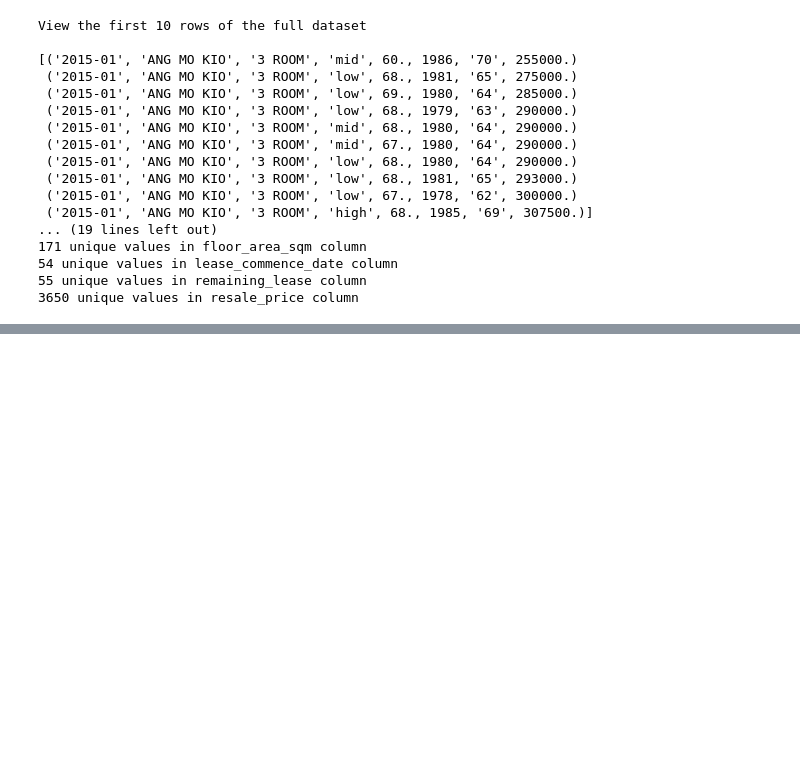
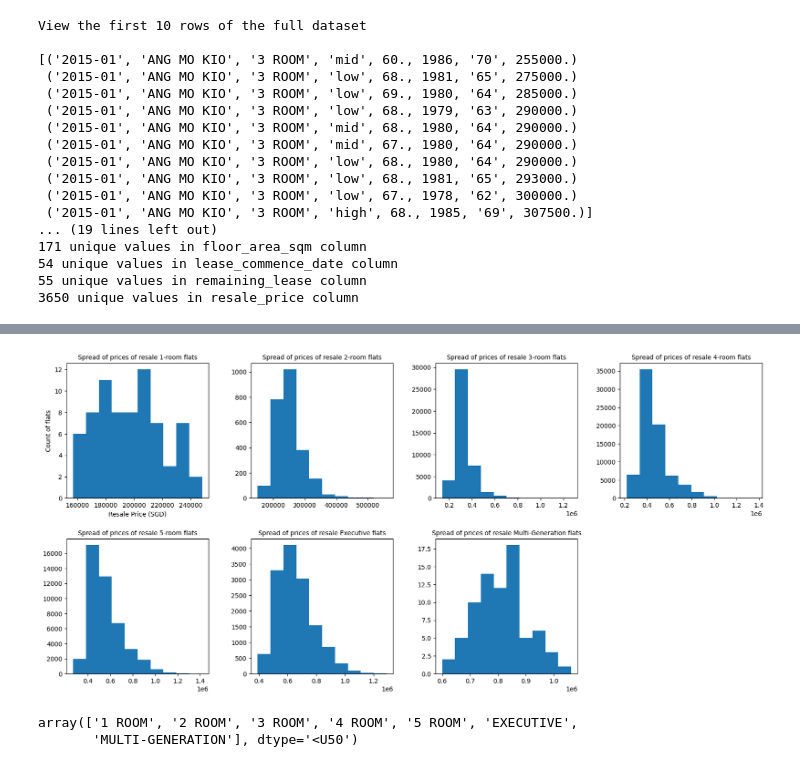
Before and after one commit to iyliahutta/Intro-to-Programming-for-DS, a Jupyter notebook: CA1/CA1.ipynb, the cells around one changed output, grey strips where cells are left out. Saved outputs shown, nothing was run; the diff lists cells and outputs as text; code cells hidden in the pictures; blank space fills up the shorter version.

Commit message:
CA1 - dataset 1 drafted histograms by flat types

```diff
--- a/CA1/CA1.ipynb
+++ b/CA1/CA1.ipynb
@@ -122 +124,51 @@ Now that the dataset has been imported and combined,
+# %%
+fig = plt.figure(figsize = (20,9))
+fig.subplots_adjust(wspace=0.3,
+                    hspace=0.3)
+
+# subplot 1 for 1 ROOM flats
+ax1 = fig.add_subplot(241)
+ax1.hist(d[d['flat_type'] == '1 ROOM']['resale_price'], bins=10)
+ax1.set_title('Spread of prices of resale 1-room flats', fontsize=10)
+ax1.set_xlabel('Resale Price (SGD)')
+ax1.set_ylabel('Count of flats')
+
+# subplot 2 for 2 ROOM flats
+ax2 = fig.add_subplot(242)
+ax2.hist(d[d['flat_type'] == '2 ROOM']['resale_price'], bins=10)
+ax2.set_title('Spread of prices of resale 2-room flats', fontsize=10)
+
+# subplot 3 for 3 ROOM flats
+ax3 = fig.add_subplot(243)
+ax3.hist(d[d['flat_type'] == '3 ROOM']['resale_price'], bins=10)
+ax3.set_title('Spread of prices of resale 3-room flats', fontsize=10)
+
+# subplot 4 for 4 ROOM flats
+ax4 = fig.add_subplot(244)
+ax4.hist(d[d['flat_type'] == '4 ROOM']['resale_price'], bins=10)
+ax4.set_title('Spread of prices of resale 4-room flats', fontsize=10)
+
+# subplot 5 for 5 ROOM flats
+ax5 = fig.add_subplot(245)
+ax5.hist(d[d['flat_type'] == '5 ROOM']['resale_price'], bins=10)
+ax5.set_title('Spread of prices of resale 5-room flats', fontsize=10)
+
+# subplot 6 for EXECUTIVE flats
+ax6 = fig.add_subplot(246)
+ax6.hist(d[d['flat_type'] == 'EXECUTIVE']['resale_price'], bins=10)
+ax6.set_title('Spread of prices of resale Executive flats', fontsize=10)
+
+# subplot 7 for MULTI-GENERATION flats
+ax7 = fig.add_subplot(247)
+ax7.hist(d[d['flat_type'] == 'MULTI-GENERATION']['resale_price'], bins=10)
+ax7.set_title('Spread of prices of resale Multi-Generation flats', fontsize=10)
+
+plt.show()
+# %% [output]
+[figure, added]
+# %%
+np.unique(d['flat_type'])
+# %% [output]
+array(['1 ROOM', '2 ROOM', '3 ROOM', '4 ROOM', '5 ROOM', 'EXECUTIVE',
+       'MULTI-GENERATION'], dtype='<U50')
 # %%
```
Also changed, not shown: parts of 3 cells of this notebook.
